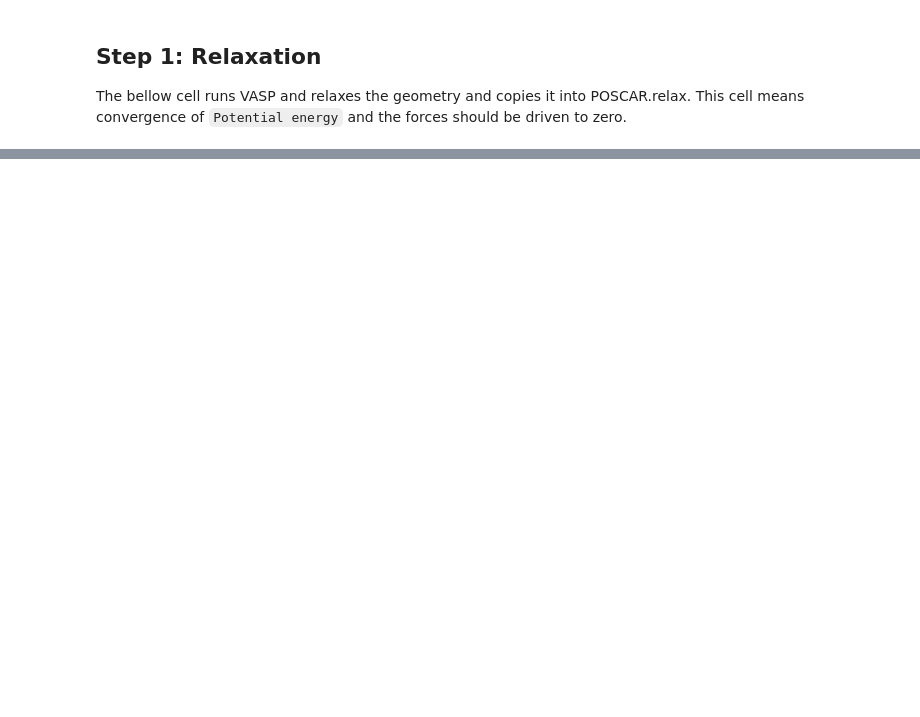
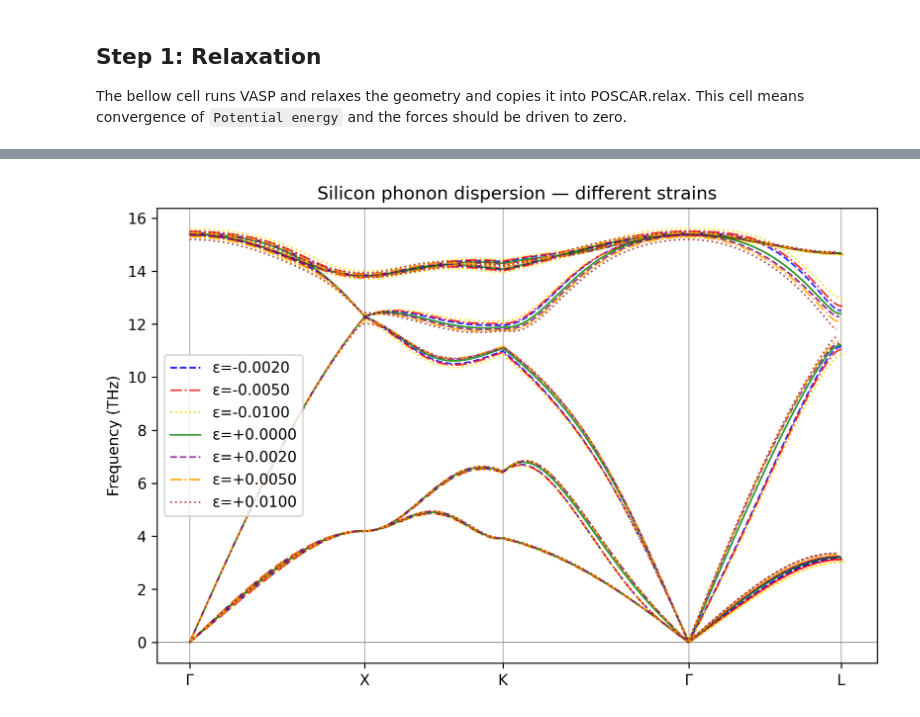
Before and after one commit to ShahYusufSafi/Piezoresistivity-simulations, a Jupyter notebook: VASP/Shear/shearAnlysis.ipynb, the cells around one changed output, grey strips where cells are left out. Drawn from its saved outputs; the diff is of its cells as text; code cells hidden in the pictures; blank space fills up the shorter version.

```diff
--- a/VASP/Shear/shearAnlysis.ipynb
+++ b/VASP/Shear/shearAnlysis.ipynb
@@ -330,7 +355,7 @@ So KPOINTS.prim/sc sample the *electronic* BZ for VASP; band.conf specifies the
 strs = ['-0.0020', '-0.0050', '-0.0100', '+0.0000', '+0.0020', '+0.0050', '+0.0100']
 poscar_d = "./eps"
 output_d = "./eps_phonon"
-RESET_DIR = True
+RESET_DIR = False
 
 # consistent DFT
 INCAR_scf = """ISTART=0
@@ -363,7 +388,7 @@ LREAL=.FALSE.
 """
 
 KPOINTS_PRIM = "auto\n0\nGamma\n8 8 8\n0 0 0\n"    # primitive cell (relax)
-KPOINTS_SC   = "auto\n0\nGamma\n4 4 4\n0 0 0\n"    # 2x2x2 supercell (forces)
+KPOINTS_SC   = "auto\n0\nGamma\n4 4 4\n0 0 0\n"    # 2x2x2 supercell (forces) --> eases compute
 
 
 # phonopy band path: Gamma-X-K-Gamma-L
@@ -375,6 +400,7 @@ BAND_POINTS = 101
 """
 
 
+# Files allocations
 for e in strs:
     if RESET_DIR:
         for f in glob.glob(f'{output_d}/eps_{e}/*'):
@@ -397,13 +423,14 @@ for e in strs:
 ##  Step 1:  Relaxation
 The bellow cell runs VASP and relaxes the geometry and copies it into POSCAR.relax. This cell means convergence of `Potential energy` and the forces should be driven to zero.
 # %%
-#strs = ['-0.0020', '-0.0050', '-0.0100', '+0.0000', '+0.0020', '+0.0050', '+0.0100']
-strs = ['+0.0000']
+#strs = ['-0.0050', '+0.0050' , '+0.0020']
 
+# the input files
 files = ['POSCAR', 'POTCAR', 'INCAR.relax', 'INCAR.force',
          'KPOINTS.prim', 'KPOINTS.sc', 'band.conf']
 
 
+#run(f"{SSH} 'rm -rf {REMOTE}/eps_*'")     # clear all stale, ONCE, before uploading
 # upload the input dirs
 for e in strs:
     cmd = (
@@ -417,16 +444,16 @@ for e in strs:
 st1 = """source /etc/profile.d/modules.sh 2>/dev/null || true
 module load intel-oneapi-mkl
 
+
 for d in eps_*/; do
     ( cd "$d" || exit
       cp INCAR.relax INCAR
       cp KPOINTS.prim KPOINTS
       echo "=== $d relaxing ==="
       vasp > log.relax 2>&1
-      cp CONTCAR POSCAR            # save relaxed cell for the phonon stage
+      cp CONTCAR POSCAR.relaxed            # save relaxed cell for the phonon stage
       grep -q "reached required accuracy" OUTCAR && echo "  OK" || echo "  NOT converged"
     )
-
 done
 """
 # The sweeps are already done in script
@@ -444,0 +621,58 @@ CompletedProcess(args='echo $0', returncode=0, stdout='/bin/sh\n', stderr='')
+# %%
+
+# Define different colors and line styles
+colors = ['blue', 'red', 'gold', 'green', 'purple', 'orange', 'brown', 'pink', 'cyan', 'magenta']
+line_styles = ['--','-.',  ':','-', '--', '-.', ':']
+
+plt.figure(figsize=(7.5,5), dpi=300)
+
+# Create empty list to store legend handles
+legend_handles = []
+
+for idx, e in enumerate(strs):
+    with open(f"./{output_d}/eps_{e}/band.yaml") as f:
+        bs = yaml.safe_load(f)
+
+    dist  = np.array([p["distance"] for p in bs["phonon"]])
+    freqs = np.array([[b["frequency"] for b in p["band"]] for p in bs["phonon"]])
+    print("q-points:", freqs.shape[0], " branches:", freqs.shape[1])
+    print("freq range (THz):", round(float(freqs.min()),2), "to", round(float(freqs.max()),2))
+
+    if idx == 0:
+        labels = ["Γ", "X", "K", "Γ", "L"]
+        seg_ends = [dist[0]]
+
+
+        for i in range(1, len(dist)):
+            if dist[i] == dist[i-1]:
+                seg_ends.append(dist[i])
+        seg_ends.append(dist[-1])
+        if len(seg_ends) != len(labels):
+            seg_ends = np.linspace(dist.min(), dist.max(), len(labels))
+
+        plt.axhline(0, color='gray', lw=0.5)
+        for x in seg_ends:
+            plt.axvline(x, color='gray', lw=0.4)
+        plt.xticks(seg_ends, labels)
+
+    # Plot with different color and line style for each strain
+    style = line_styles[idx % len(line_styles)]
+    color = colors[idx % len(colors)]
+
+    # Plot all branches for this strain
+    for b in range(freqs.shape[1]):
+        plt.plot(dist, freqs[:,b], color=color, linestyle=style,
+                lw=1.2, alpha=0.8)
+
+    # Create a dummy line for the legend (only one per strain)
+    # This represents all branches for this strain
+    legend_handles.append(plt.Line2D([0], [0], color=color, linestyle=style,
+                                     lw=1.2, alpha=0.8, label=f"ε={e}"))
+
+plt.ylabel("Frequency (THz)")
+plt.title(f"Silicon phonon dispersion — different strains")
+plt.tight_layout()
+# Use the custom legend handles
+plt.legend(handles=legend_handles, loc='best')
+plt.show()
+# %% [output]
@@ -444,0 +693 @@ CompletedProcess(args='echo $0', returncode=0, stdout='/bin/sh\n', stderr='')
+[figure, added]
```
Also changed, not shown: parts of 28 cells of this notebook, 7 other files.
